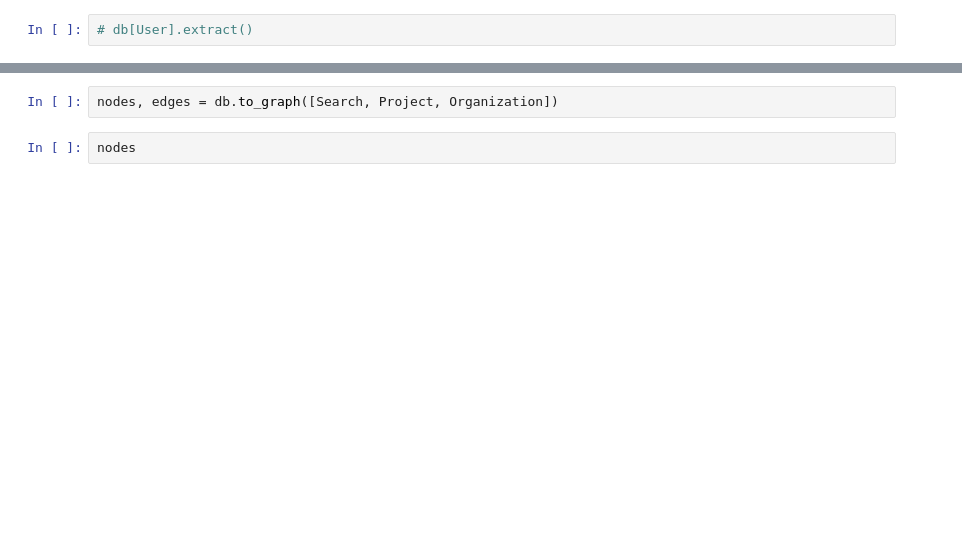
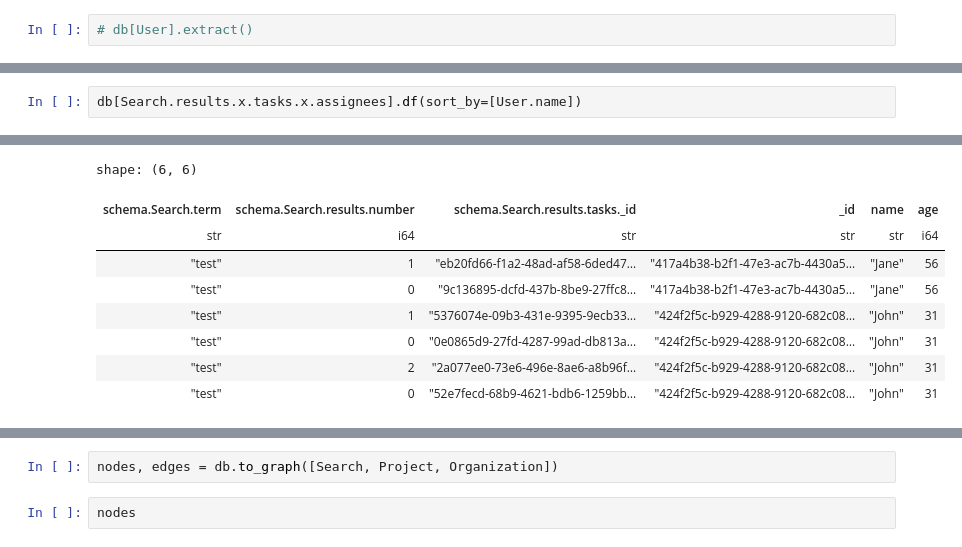
Before and after one commit to cloudlane-one/py-research, a Jupyter notebook: exp/test_db.ipynb, the cells around one changed output, grey strips where cells are left out. Saved outputs shown, nothing was run; the diff lists cells and outputs as text; blank space fills up the shorter version.

```diff
--- a/exp/test_db.ipynb
+++ b/exp/test_db.ipynb
@@ -229,0 +200,3 @@ shape: (7, 5)
+# %%
+db[Search.results.x.tasks.x.assignees].df(sort_by=[User.name])
+# %% [output]
@@ -230,3 +204,12 @@ shape: (7, 5)
+shape: (6, 6)
+| schema.Search.term | schema.Search.results.number | schema.Search.results.tasks._id | _id | name | age |
+| str | i64 | str | str | str | i64 |
+| "test" | 1 | "eb20fd66-f1a2-48ad-af58-6ded47… | "417a4b38-b2f1-47e3-ac7b-4430a5… | "Jane" | 56 |
+| "test" | 0 | "9c136895-dcfd-437b-8be9-27ffc8… | "417a4b38-b2f1-47e3-ac7b-4430a5… | "Jane" | 56 |
+| "test" | 1 | "5376074e-09b3-431e-9395-9ecb33… | "424f2f5c-b929-4288-9120-682c08… | "John" | 31 |
+| "test" | 0 | "0e0865d9-27fd-4287-99ad-db813a… | "424f2f5c-b929-4288-9120-682c08… | "John" | 31 |
+| "test" | 2 | "2a077ee0-73e6-496e-8ae6-a8b96f… | "424f2f5c-b929-4288-9120-682c08… | "John" | 31 |
+| "test" | 0 | "52e7fecd-68b9-4621-bdb6-1259bb… | "424f2f5c-b929-4288-9120-682c08… | "John" | 31 |
 # %%
 db.describe()
 # %% [output]
```
Also changed, not shown: parts of 15 cells of this notebook, 2 other files.
